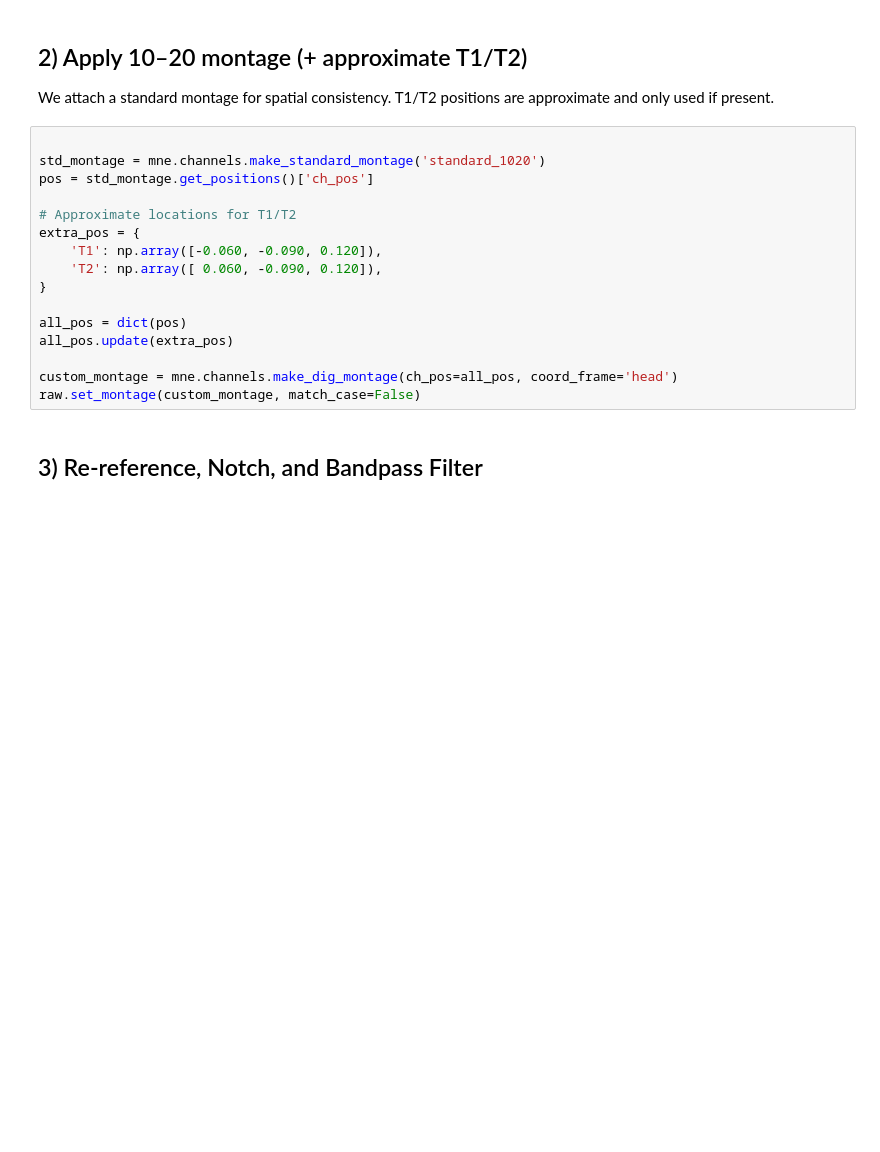
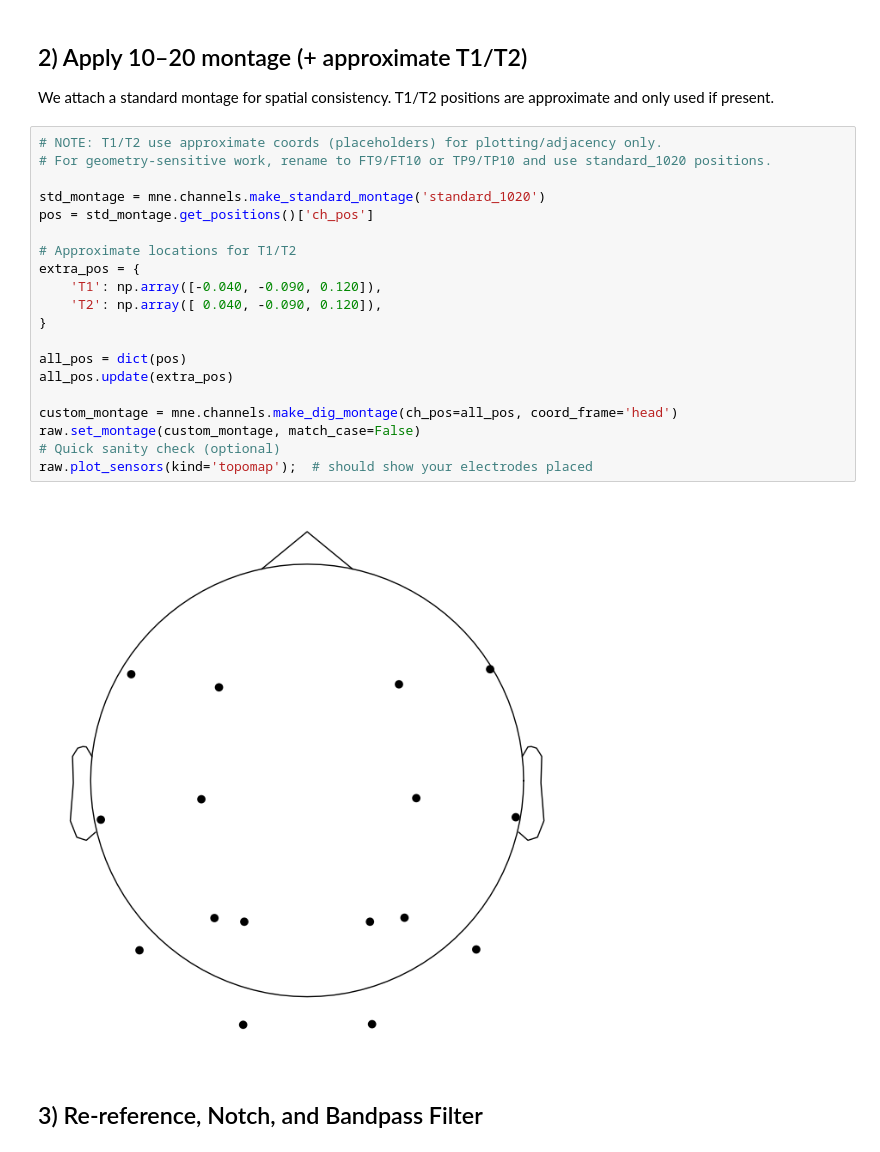
Before and after one commit to gbantouva/thesis-epilepsy-gnn, a Jupyter notebook: notebooks/preprocess_single_edf.ipynb, the cells around one changed output. Cells and saved outputs as stored; diff of their text form; blank space fills up the shorter version.

```diff
--- a/notebooks/preprocess_single_edf.ipynb
+++ b/notebooks/preprocess_single_edf.ipynb
@@ -103,21 +111,27 @@ print(f"Picked {len(present)}/{len(CORE_CHS)} channels")
 
 We attach a standard montage for spatial consistency. T1/T2 positions are approximate and only used if present.
 # %%
+# NOTE: T1/T2 use approximate coords (placeholders) for plotting/adjacency only.
+# For geometry-sensitive work, rename to FT9/FT10 or TP9/TP10 and use standard_1020 positions.
 
 std_montage = mne.channels.make_standard_montage('standard_1020')
 pos = std_montage.get_positions()['ch_pos']
 
 # Approximate locations for T1/T2
 extra_pos = {
-    'T1': np.array([-0.060, -0.090, 0.120]),
-    'T2': np.array([ 0.060, -0.090, 0.120]),
+    'T1': np.array([-0.040, -0.090, 0.120]),
+    'T2': np.array([ 0.040, -0.090, 0.120]),
 }
 
 all_pos = dict(pos)
 all_pos.update(extra_pos)
 
 custom_montage = mne.channels.make_dig_montage(ch_pos=all_pos, coord_frame='head')
 raw.set_montage(custom_montage, match_case=False)
+# Quick sanity check (optional)
+raw.plot_sensors(kind='topomap');  # should show your electrodes placed
+# %% [output]
+[figure, added]
 # %% [markdown]
 
 ## 3) Re-reference, Notch, and Bandpass Filter
```
Also changed, not shown: parts of 13 cells of this notebook, 1 other file.
